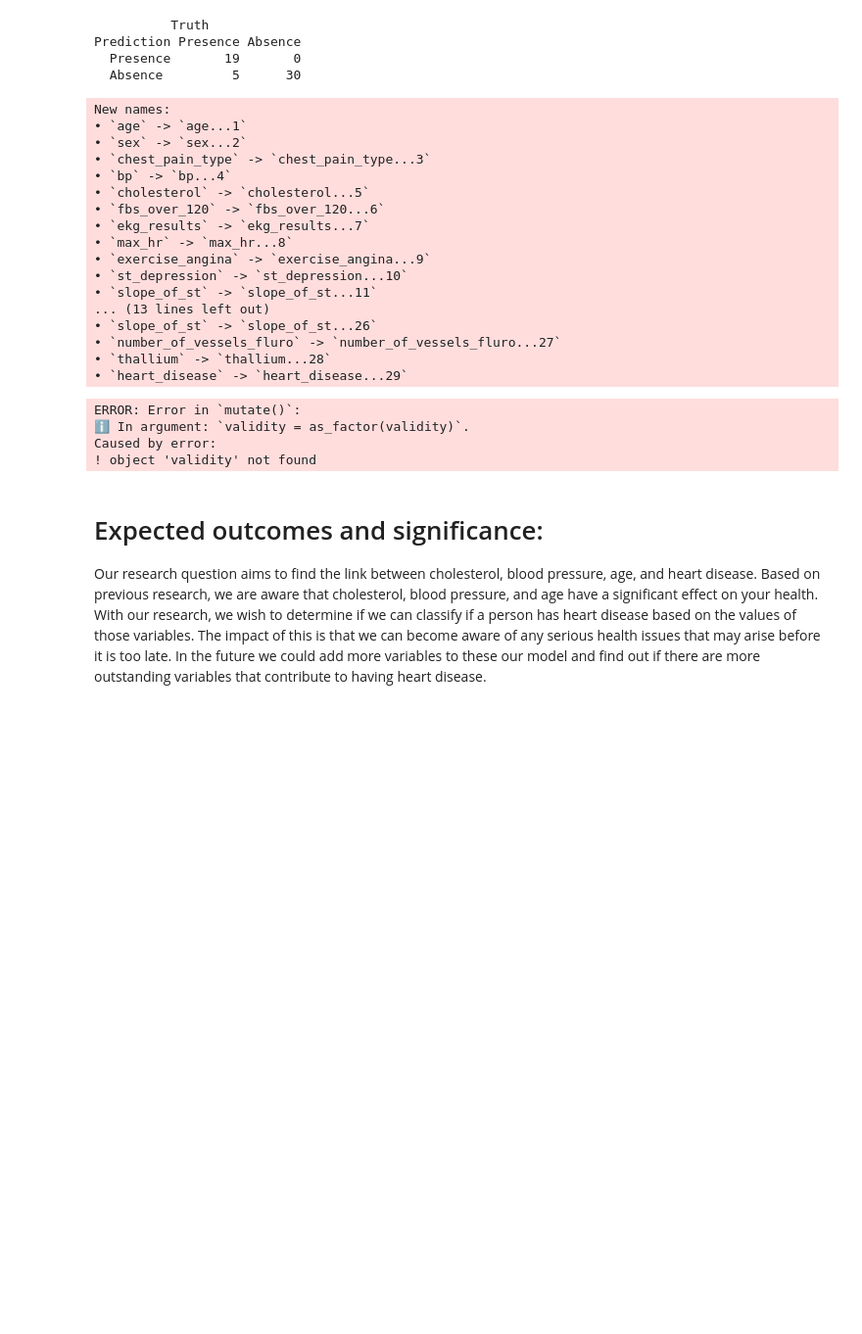
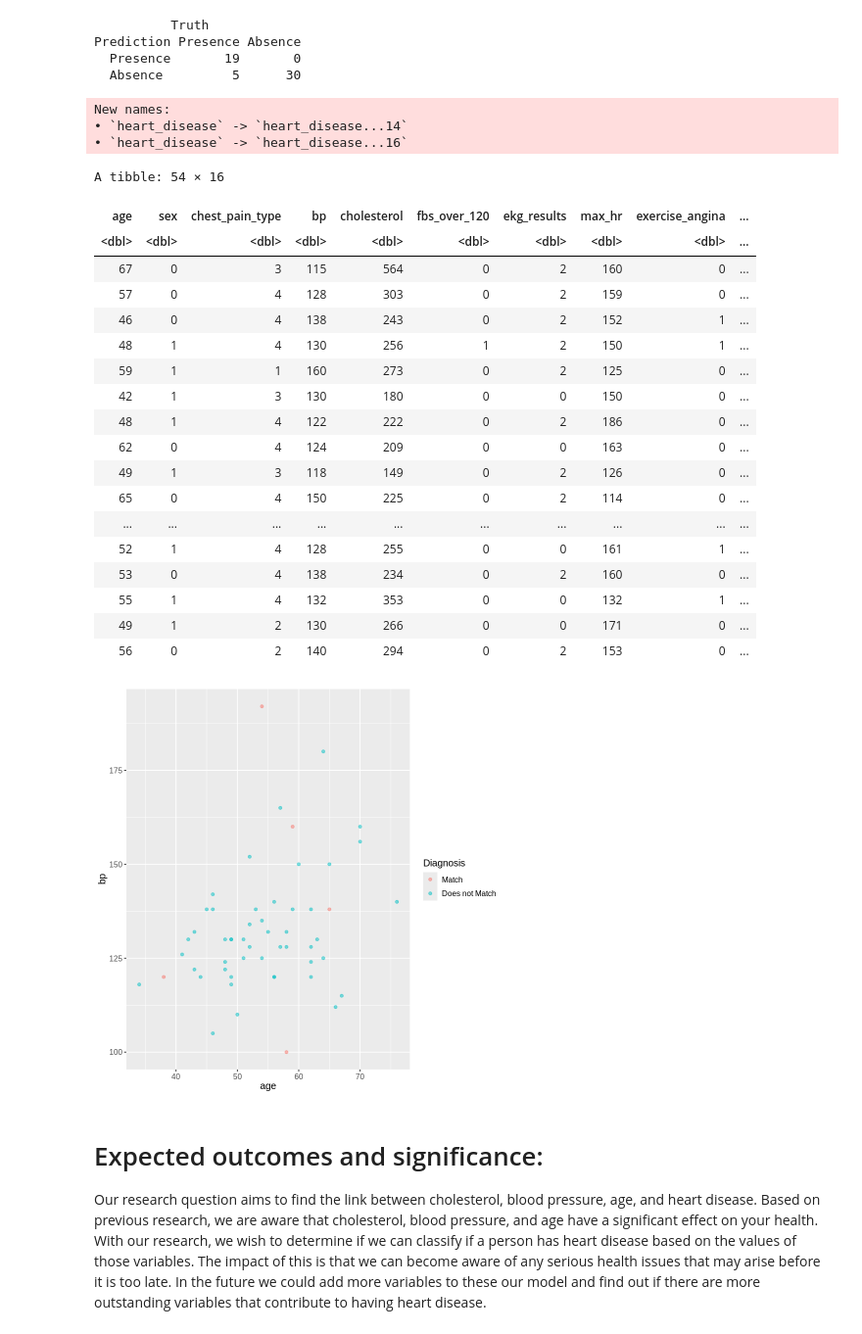
Before and after one commit to jake-fung/DSCI100-002-031-GroupProject, a Jupyter notebook: project_proposal.ipynb, the cells around one changed output. Shown at 98% size. Saved outputs shown, nothing was run; the diff lists cells and outputs as text; code cells hidden in the pictures; blank space fills up the shorter version.

Commit message:
changed the graph labels

```diff
--- a/project_proposal.ipynb
+++ b/project_proposal.ipynb
@@ -269,48 +287,48 @@ Prediction Presence Absence
 # %%
 heart_test_predictions_2 <- heart_test_predictions |>
 select(.pred_class, heart_disease) |>
 mutate(validity = .pred_class == heart_disease)
 
 heart_test_2 <- heart_test |>
-bind_cols(heart_test_predictions)
+bind_cols(heart_test_predictions_2)
 
 heart_test_2 |>
-    select(-heart_disease...14) |>
-mutate(validity = as_factor(validity)) |>
-mutate(validity = fct_recode(validity, "Does not match" = "FALSE", "Matches to test set" = "TRUE"))
+    select(-heart_disease...14)
 
 test_heart <- heart_test_2 |>
   ggplot(aes(x = age, y = bp, color = validity)) +
   geom_point(alpha = 0.5) +
   labs(color = "Diagnosis") +
-  scale_color_manual(values = c("darkorange", "steelblue")) +
+  scale_color_discrete(labels = c('Match', 'Does not Match')) +
   theme(text = element_text(size = 12))
 
 ### make a new column by mutating which has entries true or false, based on whether ur model's prediction matches the true prediction. plot this with age and bp and the legend will tell you whether the prediction is correct or not
 
 test_heart
 # %% [output]
 New names:
-• `age` -> `age...1`
-• `sex` -> `sex...2`
-• `chest_pain_type` -> `chest_pain_type...3`
-• `bp` -> `bp...4`
-• `cholesterol` -> `cholesterol...5`
-• `fbs_over_120` -> `fbs_over_120...6`
-• `ekg_results` -> `ekg_results...7`
-• `max_hr` -> `max_hr...8`
-• `exercise_angina` -> `exercise_angina...9`
-• `st_depression` -> `st_depression...10`
-• `slope_of_st` -> `slope_of_st...11`
-... (13 lines left out)
-• `slope_of_st` -> `slope_of_st...26`
-• `number_of_vessels_fluro` -> `number_of_vessels_fluro...27`
-• `thallium` -> `thallium...28`
-• `heart_disease` -> `heart_disease...29`
+• `heart_disease` -> `heart_disease...14`
+• `heart_disease` -> `heart_disease...16`
-ERROR: Error in `mutate()`:
-ℹ In argument: `validity = as_factor(validity)`.
-Caused by error:
-! object 'validity' not found
+A tibble: 54 × 16
+| age | sex | chest_pain_type | bp | cholesterol | fbs_over_120 | ekg_results | max_hr | exercise_angina | ... |
+| <dbl> | <dbl> | <dbl> | <dbl> | <dbl> | <dbl> | <dbl> | <dbl> | <dbl> | ... |
+| 67 | 0 | 3 | 115 | 564 | 0 | 2 | 160 | 0 | ... |
+| 57 | 0 | 4 | 128 | 303 | 0 | 2 | 159 | 0 | ... |
+| 46 | 0 | 4 | 138 | 243 | 0 | 2 | 152 | 1 | ... |
+| 48 | 1 | 4 | 130 | 256 | 1 | 2 | 150 | 1 | ... |
+| 59 | 1 | 1 | 160 | 273 | 0 | 2 | 125 | 0 | ... |
+| 42 | 1 | 3 | 130 | 180 | 0 | 0 | 150 | 0 | ... |
+| 48 | 1 | 4 | 122 | 222 | 0 | 2 | 186 | 0 | ... |
+| 62 | 0 | 4 | 124 | 209 | 0 | 0 | 163 | 0 | ... |
+| 49 | 1 | 3 | 118 | 149 | 0 | 2 | 126 | 0 | ... |
+| 65 | 0 | 4 | 150 | 225 | 0 | 2 | 114 | 0 | ... |
+| ... | ... | ... | ... | ... | ... | ... | ... | ... | ... |
+| 52 | 1 | 4 | 128 | 255 | 0 | 0 | 161 | 1 | ... |
+| 53 | 0 | 4 | 138 | 234 | 0 | 2 | 160 | 0 | ... |
+| 55 | 1 | 4 | 132 | 353 | 0 | 0 | 132 | 1 | ... |
+| 49 | 1 | 2 | 130 | 266 | 0 | 0 | 171 | 0 | ... |
+| 56 | 0 | 2 | 140 | 294 | 0 | 2 | 153 | 0 | ... |
+[figure, added]
 # %% [markdown]
 
 # Expected outcomes and significance:
```
Also changed, not shown: parts of 1 cell of this notebook.
